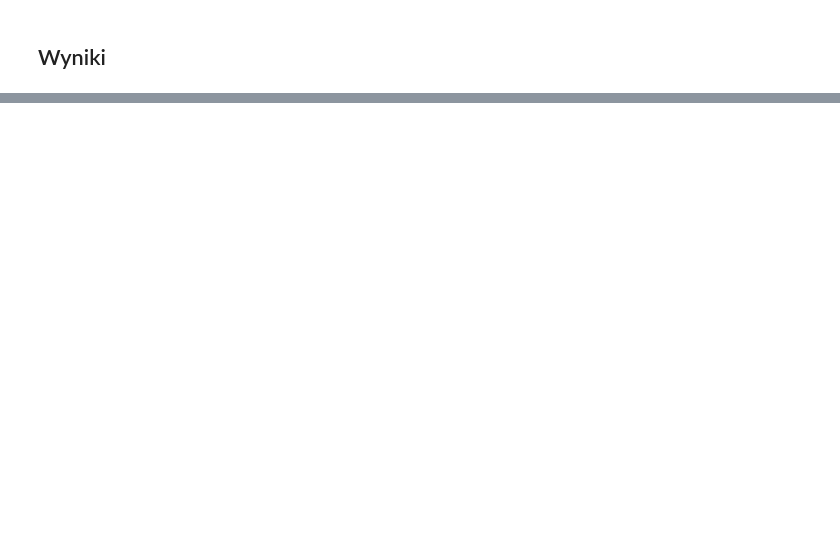
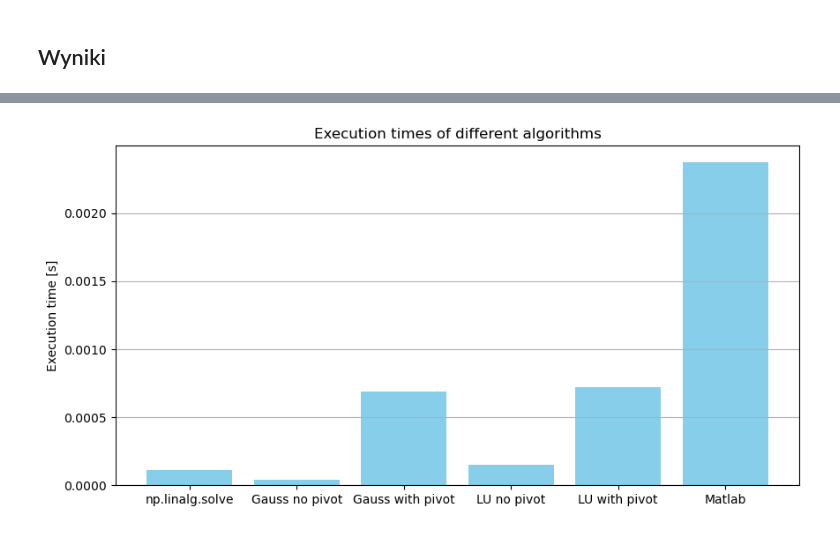
Before and after one commit to Szymon-Budziak/Matrix_calculus_algorithms_course_AGH, a Jupyter notebook: Program_2/program_2.ipynb, the cells around one changed output, grey strips where cells are left out. Saved outputs shown, nothing was run; the diff lists cells and outputs as text; code cells hidden in the pictures; blank space fills up the shorter version.

Commit message:
feat: added tests, and LUx = y programs in Matlab

```diff
--- a/Program_2/program_2.ipynb
+++ b/Program_2/program_2.ipynb
@@ -356,9 +403,26 @@ X: [ 0.31994048  0.13690476  1.125      -0.82142857]
+# %%
+time_comparisons.append({'Matlab': 0.0023764})
 # %% [markdown]
 ## Wyniki
 # %%
-print('Execution times:')
-for time_comparison in time_comparisons:
-    for key, value in time_comparison.items():
-        print(f'{key}: {value:.7f} s')
+import matplotlib.pyplot as plt
 
-print('The fastest algorithm is: ', min(time_comparisons, key=lambda x: list(x.values())[0]))
+
+def plot_function_time_comparsions(time_comparisons):
+    times = [list(time_comparison.values())[0] for time_comparison in time_comparisons]
+    labels = [list(time_comparison.keys())[0] for time_comparison in time_comparisons]
+
+    plt.figure(figsize=(10, 5))
+    plt.bar(labels, times, color='skyblue')
+    plt.ylabel('Execution time [s]')
+    plt.title('Execution times of different algorithms')
+    plt.grid(axis='y')
+    plt.show()
+
+def execution_times(time_comparisons):
+    print('Execution times:')
+    for time_comparison in time_comparisons:
+        for key, value in time_comparison.items():
+            print(f'{key}: {value:.7f} s')
+
+    print('The fastest algorithm is: ', min(time_comparisons, key=lambda x: list(x.values())[0]))
@@ -386,0 +440,4 @@ plt.show()
+# %%
+plot_function_time_comparsions(time_comparisons)
+# %% [output]
+[figure, added]
```
Also changed, not shown: parts of 10 cells of this notebook, 2 other files.
